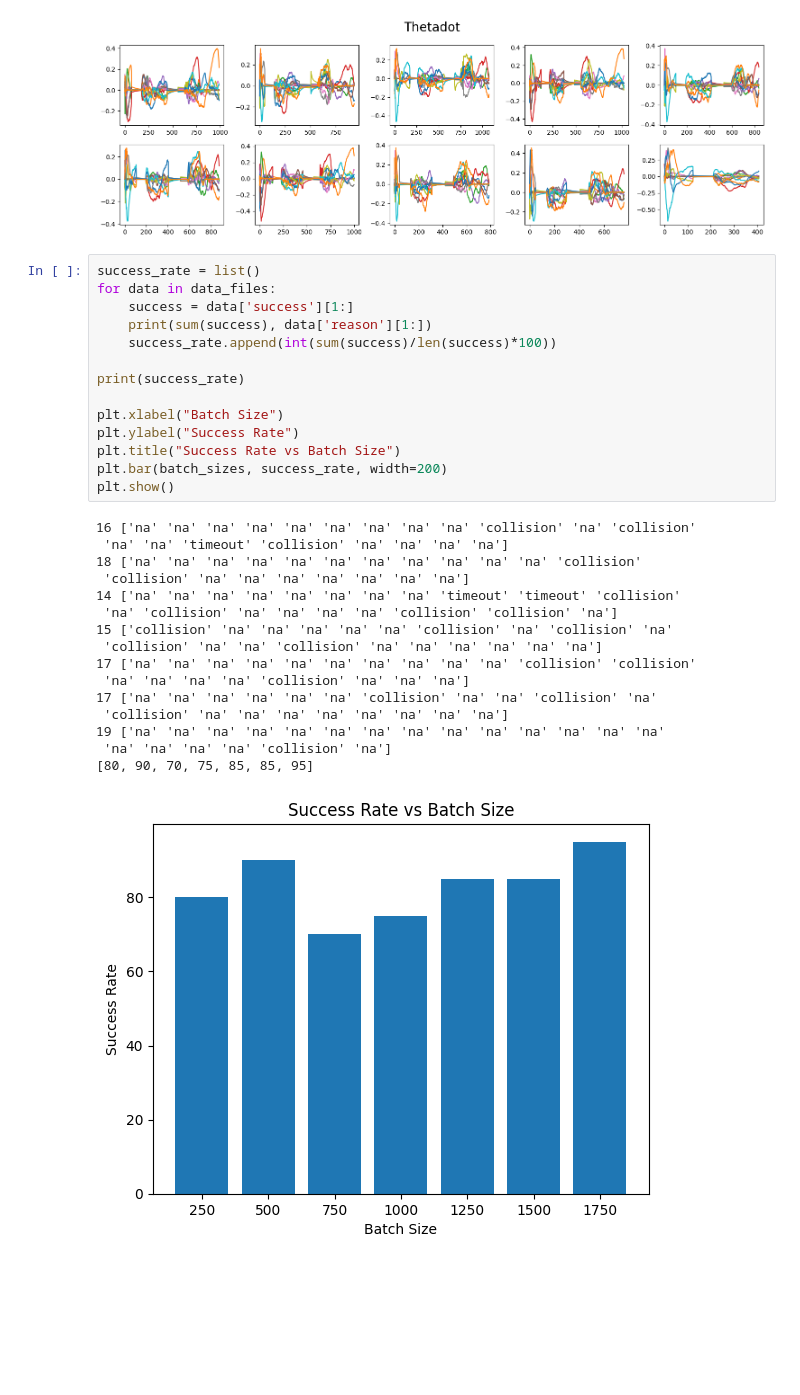
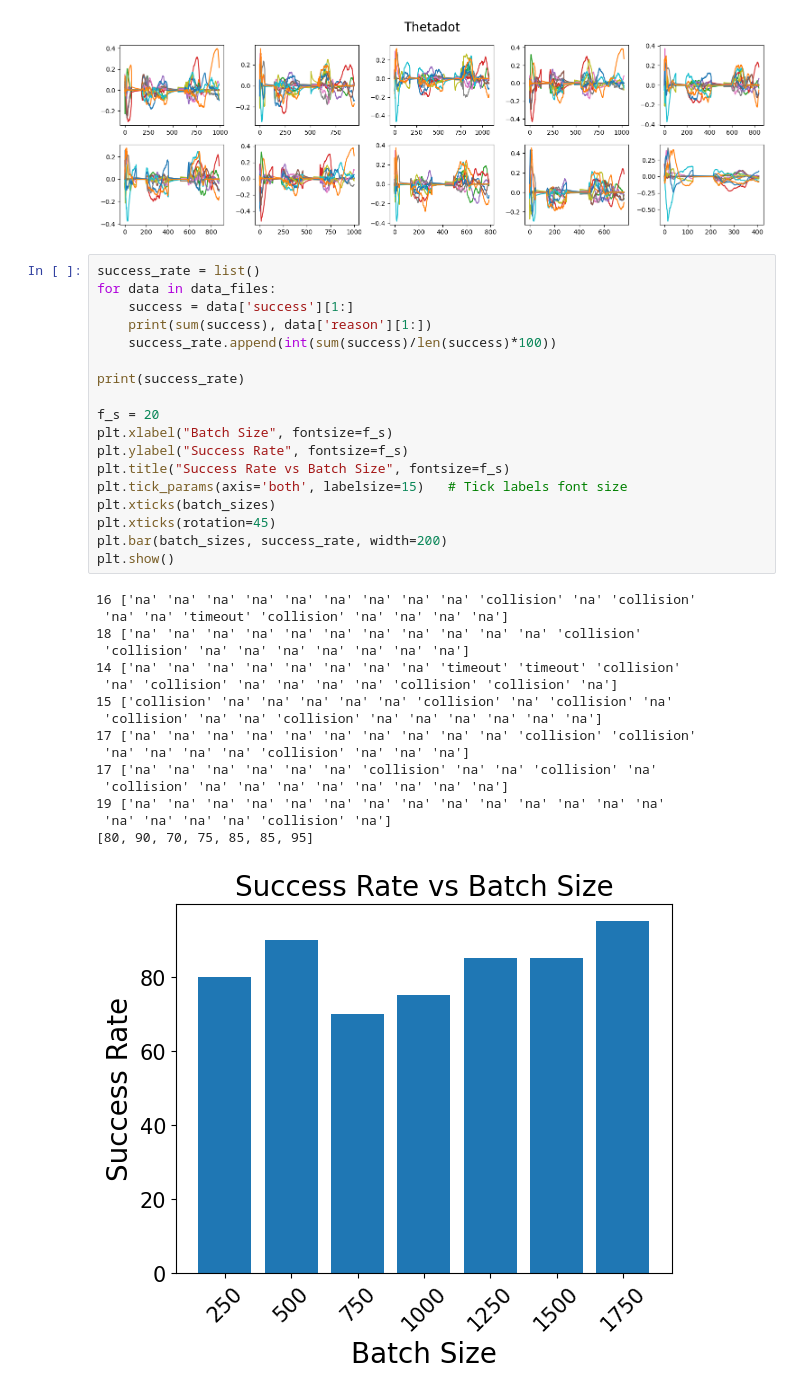
Before and after one commit to AKS-Lab-Univertsity-of-Tartu/bimanual_manipulation, a Jupyter notebook: real_demo/sampling_based_planner/benchmark.ipynb, the cells around one changed output. Cells and saved outputs as stored; diff of their text form; blank space fills up the shorter version.

Commit message:
font size change

```diff
--- a/real_demo/sampling_based_planner/benchmark.ipynb
+++ b/real_demo/sampling_based_planner/benchmark.ipynb
@@ -93,34 +93,38 @@ plt.show()
 # %%
 success_rate = list()
 for data in data_files:
     success = data['success'][1:]
     print(sum(success), data['reason'][1:])
     success_rate.append(int(sum(success)/len(success)*100))
 
 print(success_rate)
 
-plt.xlabel("Batch Size")
-plt.ylabel("Success Rate")
-plt.title("Success Rate vs Batch Size")
+f_s = 20
+plt.xlabel("Batch Size", fontsize=f_s)
+plt.ylabel("Success Rate", fontsize=f_s)
+plt.title("Success Rate vs Batch Size", fontsize=f_s)
+plt.tick_params(axis='both', labelsize=15)   # Tick labels font size
+plt.xticks(batch_sizes)
+plt.xticks(rotation=45)
 plt.bar(batch_sizes, success_rate, width=200)
 plt.show()
 # %% [output]
 16 ['na' 'na' 'na' 'na' 'na' 'na' 'na' 'na' 'na' 'collision' 'na' 'collision'
  'na' 'na' 'timeout' 'collision' 'na' 'na' 'na' 'na']
 18 ['na' 'na' 'na' 'na' 'na' 'na' 'na' 'na' 'na' 'na' 'na' 'collision'
  'collision' 'na' 'na' 'na' 'na' 'na' 'na' 'na']
 14 ['na' 'na' 'na' 'na' 'na' 'na' 'na' 'na' 'timeout' 'timeout' 'collision'
  'na' 'collision' 'na' 'na' 'na' 'na' 'collision' 'collision' 'na']
 15 ['collision' 'na' 'na' 'na' 'na' 'na' 'collision' 'na' 'collision' 'na'
  'collision' 'na' 'na' 'collision' 'na' 'na' 'na' 'na' 'na' 'na']
 17 ['na' 'na' 'na' 'na' 'na' 'na' 'na' 'na' 'na' 'na' 'collision' 'collision'
  'na' 'na' 'na' 'na' 'collision' 'na' 'na' 'na']
 17 ['na' 'na' 'na' 'na' 'na' 'na' 'collision' 'na' 'na' 'collision' 'na'
  'collision' 'na' 'na' 'na' 'na' 'na' 'na' 'na' 'na']
 19 ['na' 'na' 'na' 'na' 'na' 'na' 'na' 'na' 'na' 'na' 'na' 'na' 'na' 'na'
  'na' 'na' 'na' 'na' 'collision' 'na']
 [80, 90, 70, 75, 85, 85, 95]
-[figure, old version]
+[figure, new version]
 # %%
 comp_time_mean = list()
 comp_time_std = list()
```
Also changed, not shown: parts of 2 cells of this notebook.
